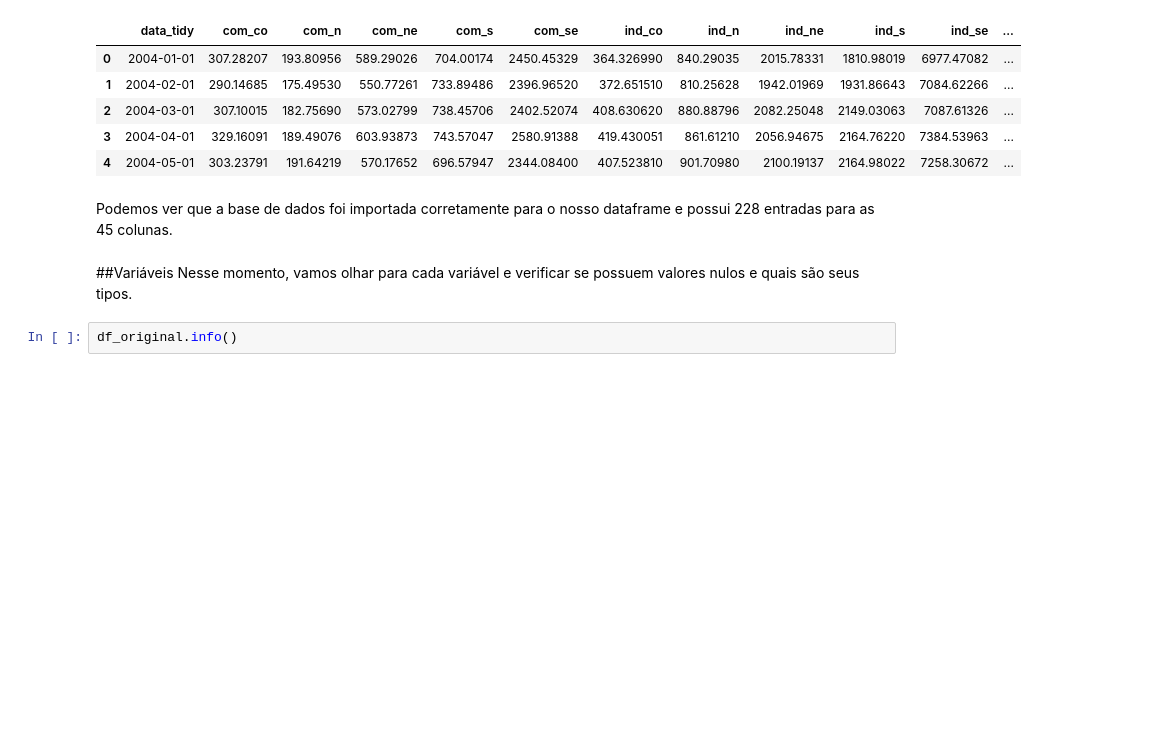
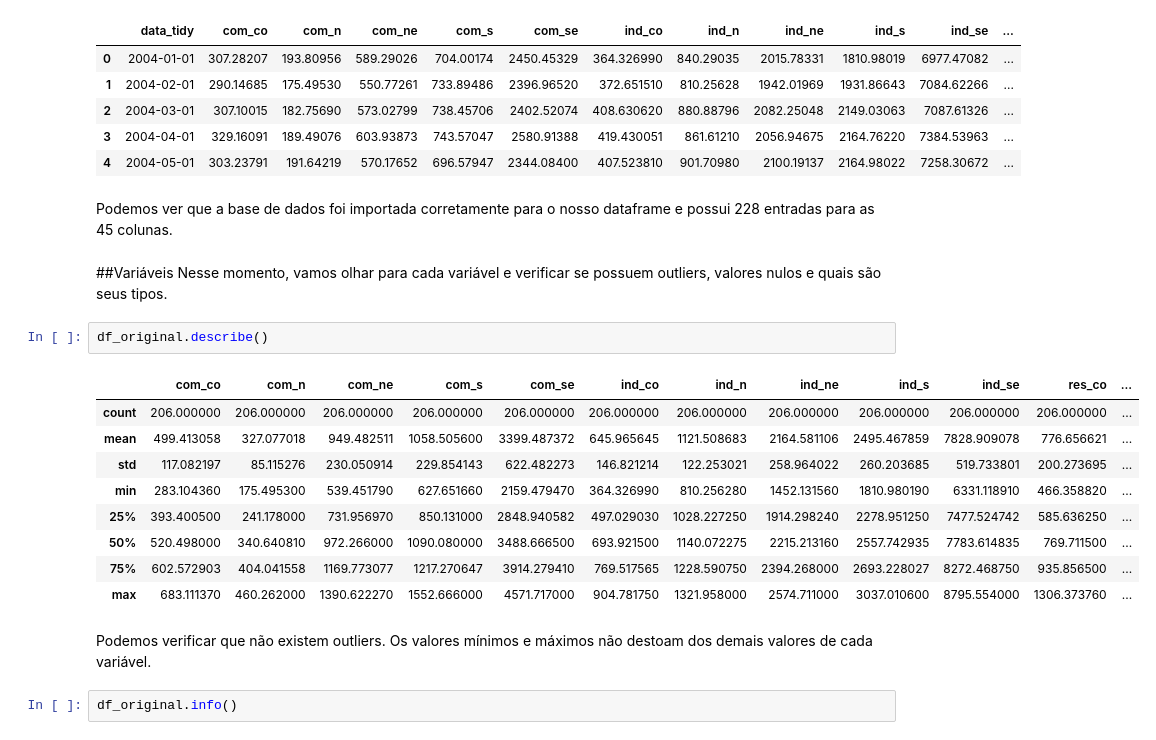
Before and after one commit to lucas-tebet/4intelligence, a Jupyter notebook: 4intelligence.ipynb, the cells around one changed output. Cells and saved outputs as stored; diff of their text form; blank space fills up the shorter version.

```diff
--- a/4intelligence.ipynb
+++ b/4intelligence.ipynb
@@ -90,7 +90,21 @@ df_original.head()
 Podemos ver que a base de dados foi importada corretamente para o nosso dataframe e possui 228 entradas para as 45 colunas.
 # %% [markdown]
 ##Variáveis
-Nesse momento, vamos olhar para cada variável e verificar se possuem valores nulos e quais são seus tipos.
+Nesse momento, vamos olhar para cada variável e verificar se possuem outliers, valores nulos e quais são seus tipos.
+# %%
+df_original.describe()
+# %% [output]
+|  | com_co | com_n | com_ne | com_s | com_se | ind_co | ind_n | ind_ne | ind_s | ind_se | res_co | ... |
+| count | 206.000000 | 206.000000 | 206.000000 | 206.000000 | 206.000000 | 206.000000 | 206.000000 | 206.000000 | 206.000000 | 206.000000 | 206.000000 | ... |
+| mean | 499.413058 | 327.077018 | 949.482511 | 1058.505600 | 3399.487372 | 645.965645 | 1121.508683 | 2164.581106 | 2495.467859 | 7828.909078 | 776.656621 | ... |
+| std | 117.082197 | 85.115276 | 230.050914 | 229.854143 | 622.482273 | 146.821214 | 122.253021 | 258.964022 | 260.203685 | 519.733801 | 200.273695 | ... |
+| min | 283.104360 | 175.495300 | 539.451790 | 627.651660 | 2159.479470 | 364.326990 | 810.256280 | 1452.131560 | 1810.980190 | 6331.118910 | 466.358820 | ... |
+| 25% | 393.400500 | 241.178000 | 731.956970 | 850.131000 | 2848.940582 | 497.029030 | 1028.227250 | 1914.298240 | 2278.951250 | 7477.524742 | 585.636250 | ... |
+| 50% | 520.498000 | 340.640810 | 972.266000 | 1090.080000 | 3488.666500 | 693.921500 | 1140.072275 | 2215.213160 | 2557.742935 | 7783.614835 | 769.711500 | ... |
+| 75% | 602.572903 | 404.041558 | 1169.773077 | 1217.270647 | 3914.279410 | 769.517565 | 1228.590750 | 2394.268000 | 2693.228027 | 8272.468750 | 935.856500 | ... |
+| max | 683.111370 | 460.262000 | 1390.622270 | 1552.666000 | 4571.717000 | 904.781750 | 1321.958000 | 2574.711000 | 3037.010600 | 8795.554000 | 1306.373760 | ... |
+# %% [markdown]
+Podemos verificar que não existem outliers. Os valores mínimos e máximos não destoam dos demais valores de cada variável.
 # %%
 df_original.info()
 # %% [output]
```
Also changed, not shown: parts of 51 cells of this notebook.
